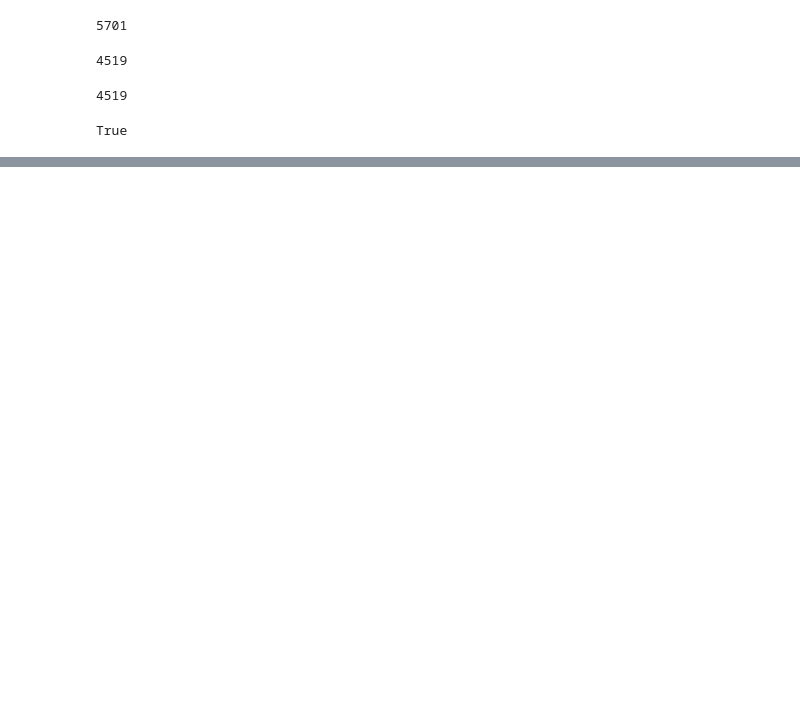
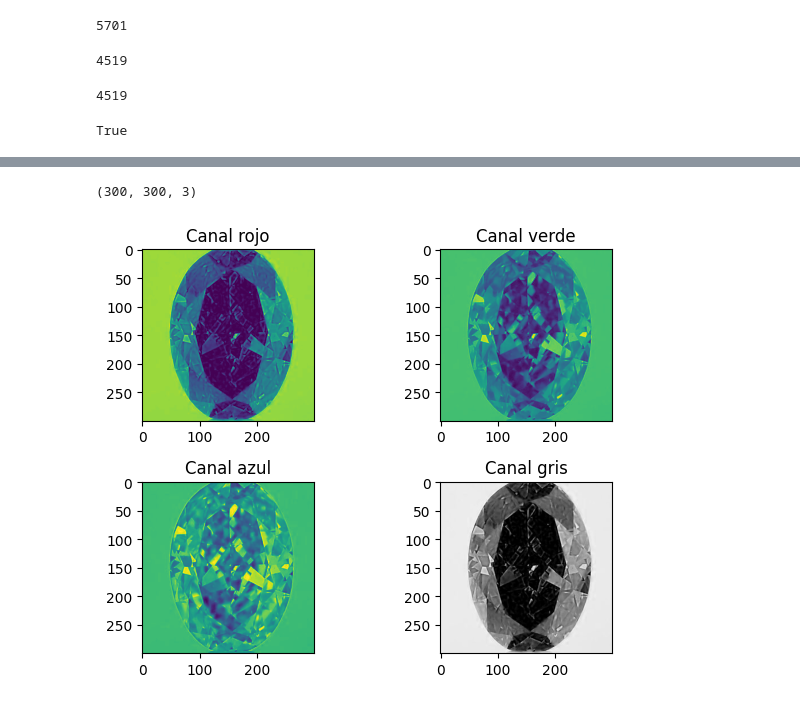
Before and after one commit to RogerPerello/Machine_learning-diamonds, a Jupyter notebook: src/notebooks/project/7.images_processing.ipynb, the cells around one changed output, grey strips where cells are left out. Drawn from its saved outputs; the diff is of its cells as text; code cells hidden in the pictures; blank space fills up the shorter version.

```diff
--- a/src/notebooks/project/7.images_processing.ipynb
+++ b/src/notebooks/project/7.images_processing.ipynb
@@ -28,6 +21,7 @@ if str(os.getcwdb()[-3:]).split("'")[1] != 'src':
 # %%
 df_images_data = pd.read_csv(r'data\processed\images_data_processed.csv', index_col='Id')
-raw_data_path = r'data\raw\images'
+raw_images_path = r'data\raw\images'
+processed_images_path = r'data\processed\images'
 # %%
 len(df_images_data)
 # %% [output]
@@ -74,13 +65,0 @@ True
-# %%
-image_list = []
-for filename in glob.glob(raw_data_path + '\\*.jpg'):
-    image_code = filename.split('\\')[3].split('.')[0]
-    image = cv2.imread(filename)
-    image_list.append((image_code, image))
-
-df_images_data = df_images_data.sort_index()
-image_list.sort()
-
-df_images_data['images'] = [image_data for image_name, image_data in image_list]
-
-df_images_data.head()
@@ -94,0 +77,6 @@ df_images_data.head()
+# %%
+for image in glob.glob(processed_images_path+'/*.jpg'):
+    if image.split('\\')[3] == '1507206.jpg':
+        image_matrix = cv2.imread(image)
+
+image_matrix
@@ -94,0 +101,18 @@ df_images_data.head()
+# %%
+# Las imágenes están en RGB
+image_matrix.shape
+# %% [output]
+(300, 300, 3)
+# %%
+# Todos los canales parecen ser importantes
+for number, channel in enumerate(['Canal rojo', 'Canal verde', 'Canal azul', 'Canal gris'], 1):
+    plt.subplot(2, 2, number)
+    plt.title(channel)
+    if channel != 'Canal gris':
+        plt.imshow(image_matrix[:, :, number-1])
+    else:
+        plt.imshow(image_matrix[:, :, 0], cmap=plt.cm.Greys_r)
+plt.tight_layout()
+plt.show()
+# %% [output]
+[figure, added]
```
Also changed, not shown: parts of 11 cells of this notebook, 4 other files.
